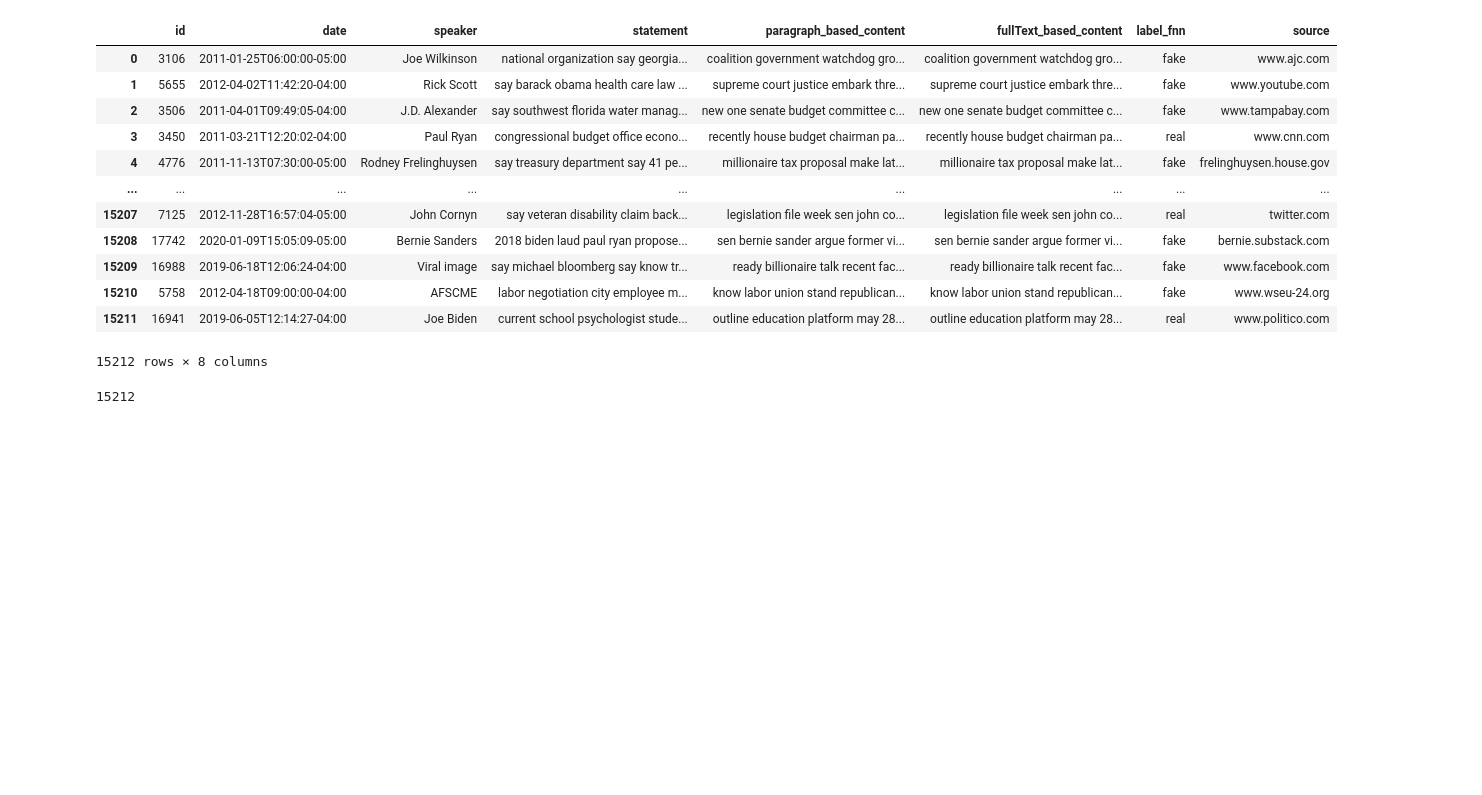
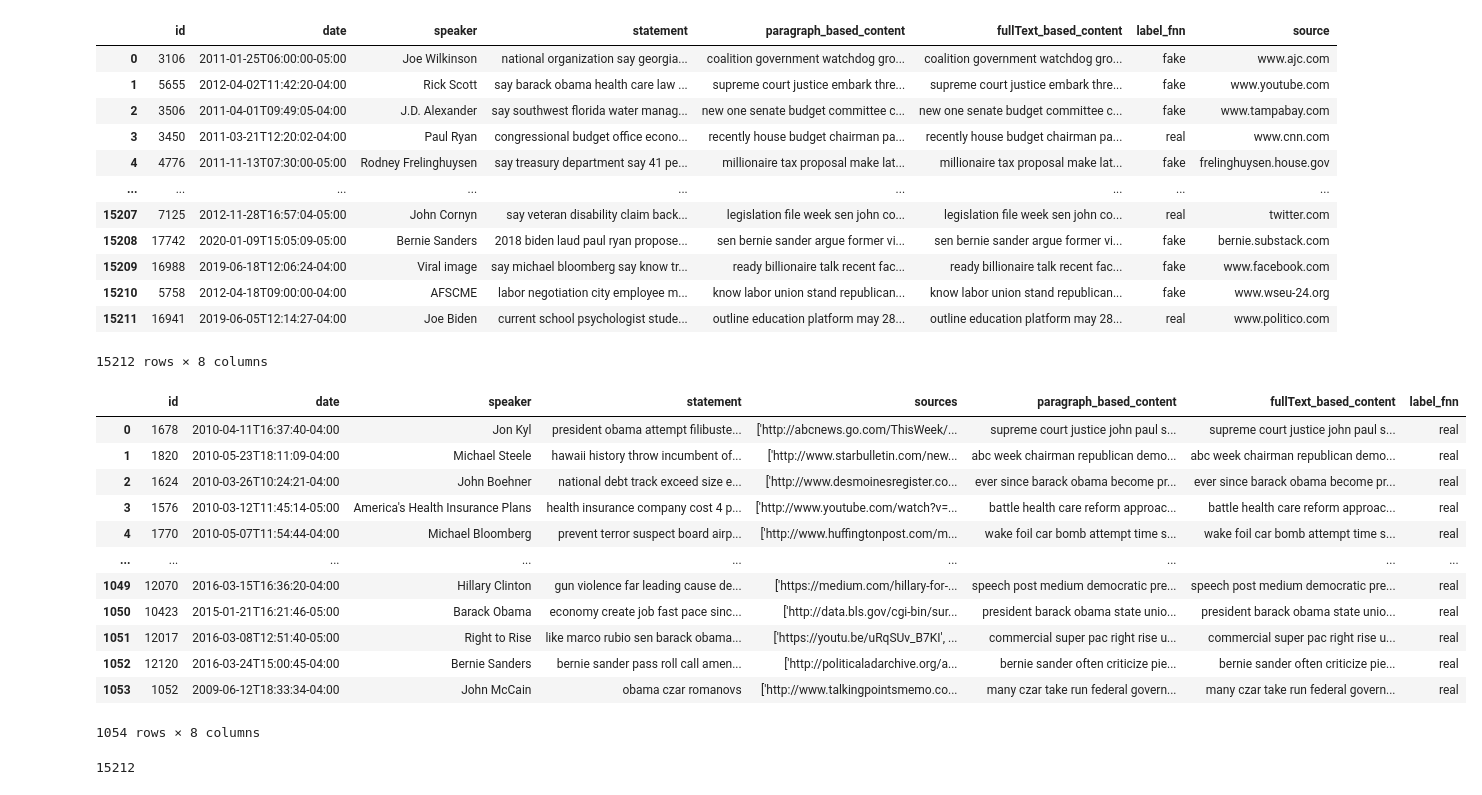
Before and after one commit to shouraykumra/Fake-News-Detection, a Jupyter notebook: Fake_news_detection.ipynb, the cells around one changed output. Saved outputs shown, nothing was run; the diff lists cells and outputs as text; code cells hidden in the pictures; blank space fills up the shorter version.

Commit message:
Add files via upload
Cleaning test file to use it for the supervised learning models in other ipynb

```diff
--- a/Fake_news_detection.ipynb
+++ b/Fake_news_detection.ipynb
@@ -183,6 +215,8 @@ url_to_df(train_data['sources'][1])
 | 0 | ['http://www.youtube.com/watch?v=... |  |  | ['http://www.youtube.com/watch | v=TaC0mKApf9Q&feature=youtu.be', ... | fl', 'http://www.tampabay.com/blo... | ['http: |  | www.youtube.com | watch | TaC0mKApf9Q | ... |
 # %%
 url_df=url_to_df(train_data['sources'])
+# %%
+url_testdf=url_to_df(test_data['sources'])
 # %%
 url_df['dir_3'].nunique()
 # %% [output]
@@ -207,5 +245,7 @@ counts_directory.most_common(10)
  ('www.c-span.org', 168)]
 # %%
 train_data['source']=url_df['dir_3']
+# %%
+test_data['source']=url_testdf['dir_3']
 # %%
 train_data.drop('sources', inplace=True, axis=1)
@@ -227,0 +252,2 @@ train_data
+# %%
+test_data.drop('sources', inplace=True, axis=1)
@@ -317,6 +350,27 @@ train_data
 | 15210 | 5758 | 2012-04-18T09:00:00-04:00 | AFSCME | labor negotiation city employee m... | know labor union stand republican... | know labor union stand republican... | fake | www.wseu-24.org |
 | 15211 | 16941 | 2019-06-05T12:14:27-04:00 | Joe Biden | current school psychologist stude... | outline education platform may 28... | outline education platform may 28... | real | www.politico.com |
 15212 rows × 8 columns
+# %%
+for sentence in range(len(test_data)):
+    test_data['fullText_based_content'][sentence]=lemmatize_sentence(test_data['fullText_based_content'][sentence])
+    test_data['paragraph_based_content'][sentence]=lemmatize_sentence(test_data['paragraph_based_content'][sentence])
+    test_data['statement'][sentence]=lemmatize_sentence(test_data['statement'][sentence])
+# %%
+test_data
+# %% [output]
+|  | id | date | speaker | statement | sources | paragraph_based_content | fullText_based_content | label_fnn |
+| 0 | 1678 | 2010-04-11T16:37:40-04:00 | Jon Kyl | president obama attempt filibuste... | ['http://abcnews.go.com/ThisWeek/... | supreme court justice john paul s... | supreme court justice john paul s... | real |
+| 1 | 1820 | 2010-05-23T18:11:09-04:00 | Michael Steele | hawaii history throw incumbent of... | ['http://www.starbulletin.com/new... | abc week chairman republican demo... | abc week chairman republican demo... | real |
+| 2 | 1624 | 2010-03-26T10:24:21-04:00 | John Boehner | national debt track exceed size e... | ['http://www.desmoinesregister.co... | ever since barack obama become pr... | ever since barack obama become pr... | real |
+| 3 | 1576 | 2010-03-12T11:45:14-05:00 | America's Health Insurance Plans | health insurance company cost 4 p... | ['http://www.youtube.com/watch?v=... | battle health care reform approac... | battle health care reform approac... | real |
+| 4 | 1770 | 2010-05-07T11:54:44-04:00 | Michael Bloomberg | prevent terror suspect board airp... | ['http://www.huffingtonpost.com/m... | wake foil car bomb attempt time s... | wake foil car bomb attempt time s... | real |
+| ... | ... | ... | ... | ... | ... | ... | ... | ... |
+| 1049 | 12070 | 2016-03-15T16:36:20-04:00 | Hillary Clinton | gun violence far leading cause de... | ['https://medium.com/hillary-for-... | speech post medium democratic pre... | speech post medium democratic pre... | real |
+| 1050 | 10423 | 2015-01-21T16:21:46-05:00 | Barack Obama | economy create job fast pace sinc... | ['http://data.bls.gov/cgi-bin/sur... | president barack obama state unio... | president barack obama state unio... | real |
+| 1051 | 12017 | 2016-03-08T12:51:40-05:00 | Right to Rise | like marco rubio sen barack obama... | ['https://youtu.be/uRqSUv_B7KI', ... | commercial super pac right rise u... | commercial super pac right rise u... | real |
+| 1052 | 12120 | 2016-03-24T15:00:45-04:00 | Bernie Sanders | bernie sander pass roll call amen... | ['http://politicaladarchive.org/a... | bernie sander often criticize pie... | bernie sander often criticize pie... | real |
+| 1053 | 1052 | 2009-06-12T18:33:34-04:00 | John McCain | obama czar romanovs | ['http://www.talkingpointsmemo.co... | many czar take run federal govern... | many czar take run federal govern... | real |
+1054 rows × 8 columns
 # %%
 words_in_dataset=[words.split() for words in train_data['statement']]
 # %%
```
Also changed, not shown: parts of 27 cells of this notebook.
